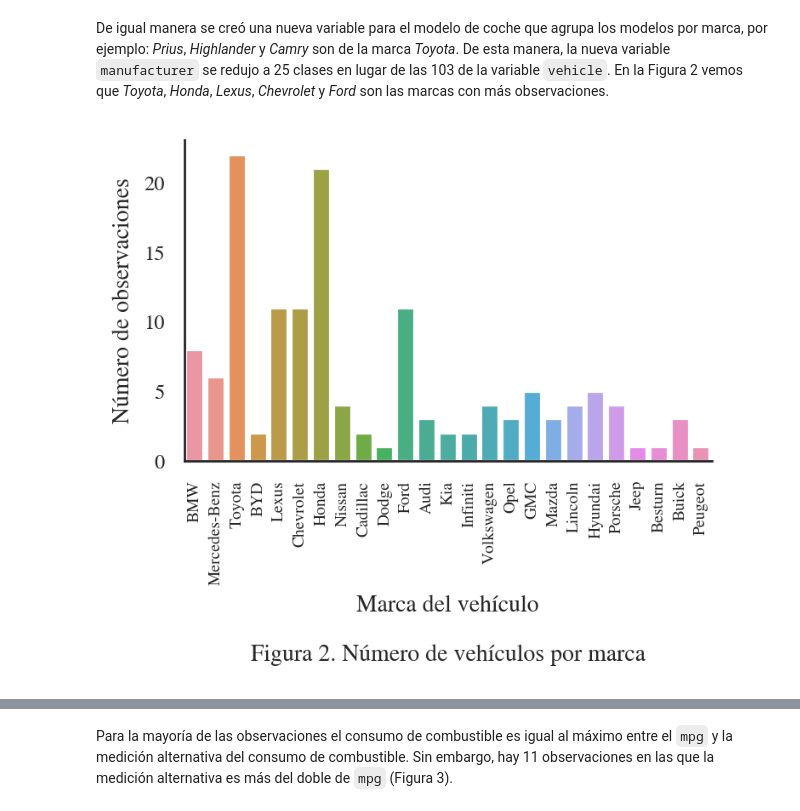
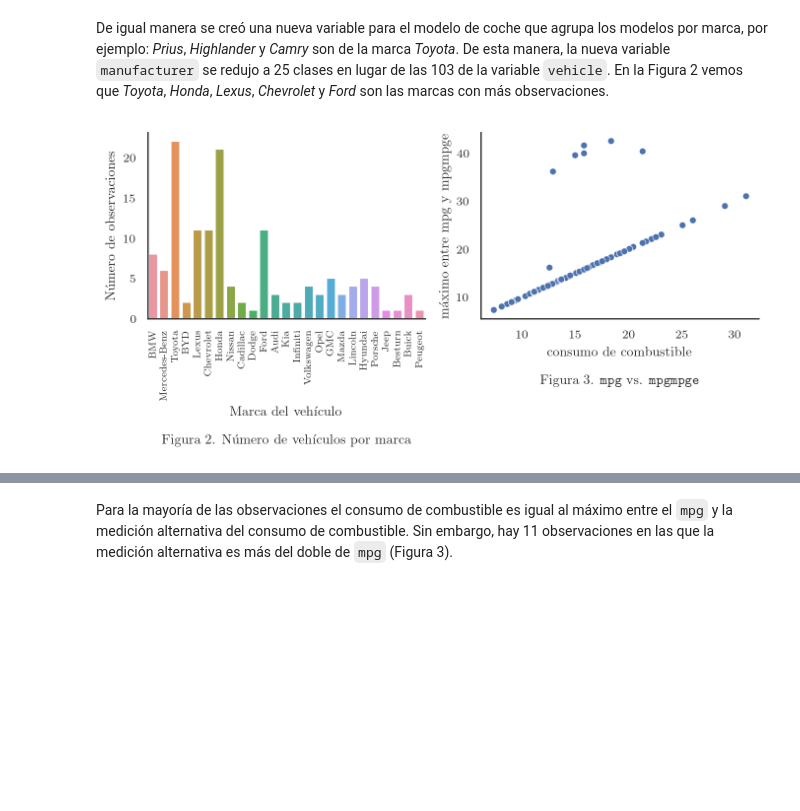
Before and after one commit to cegm/EA2-Entregables, a Jupyter notebook: Controles/Control 4/KND.ipynb, the cells around one changed output, grey strips where cells are left out. Saved outputs shown, nothing was run; the diff lists cells and outputs as text; code cells hidden in the pictures; blank space fills up the shorter version.

```diff
--- a/Controles/Control 4/KND.ipynb
+++ b/Controles/Control 4/KND.ipynb
@@ -38,10 +38,10 @@ pd.options.display.precision = 4 # Para 4 decimales.
 pd.options.mode.chained_assignment = None  # default='warn'
 # %%
 # esto es solo para que corra en mi compu je
-import matplotlib
-from matplotlib import rc
-rc("text", usetex=False)
-matplotlib.rcParams['axes.unicode_minus'] = False
+#import matplotlib
+#from matplotlib import rc
+#rc("text", usetex=False)
+#matplotlib.rcParams['axes.unicode_minus'] = False
 # %%
 def format_plot(ax, x_label = 'x', y_label = 'y', caption = None, despine = True):
     if despine:
@@ -188,19 +196,36 @@ for key, values in brand.items():
         choices.append(key)
 data['manufacturer'] = np.select(conditions, choices)
 # %%
-fig, axes = plt.subplots(1, 1)
-sns.countplot(x = 'manufacturer', data = data, ax = axes)
-axes.set_xticklabels(
+fig, axes = plt.subplots(1, 2, figsize = (FIG_WIDTH*2, FIG_HEIGHT))
+
+sns.countplot(x = 'manufacturer', data = data, ax = axes[0])
+axes[0].set_xticklabels(
     labels = data.manufacturer.unique(),
     rotation = 90,
     fontsize = 7
 )
 format_plot(
-    ax = axes,
+    ax = axes[0],
     x_label = 'Marca del vehículo',
     y_label = 'Número de observaciones',
     caption = 'Figura 2. Número de vehículos por marca'
 )
+
+
+diff_indices = np.where(data['mpg'] != data['mpgmpge'])
+different = data.loc[diff_indices]
+different = different.sort_values(by = 'mpgmpge')
+
+#fig, axes = plt.subplots(1, 1)
+sns.scatterplot(x = 'mpg', y = 'mpgmpge', data = data, ax = axes[1])
+format_plot(
+    ax = axes[1],
+    x_label = 'consumo de combustible',
+    y_label = 'máximo entre mpg y mpgmpge',
+    caption = 'Figura 3. \\texttt{mpg} vs. \\texttt{mpgmpge}'
+)
 plt.show()
+
+#plt.show()
 # %% [output]
-[figure, old version]
+[figure, new version]
```
Also changed, not shown: parts of 28 cells of this notebook, 13 other files.
